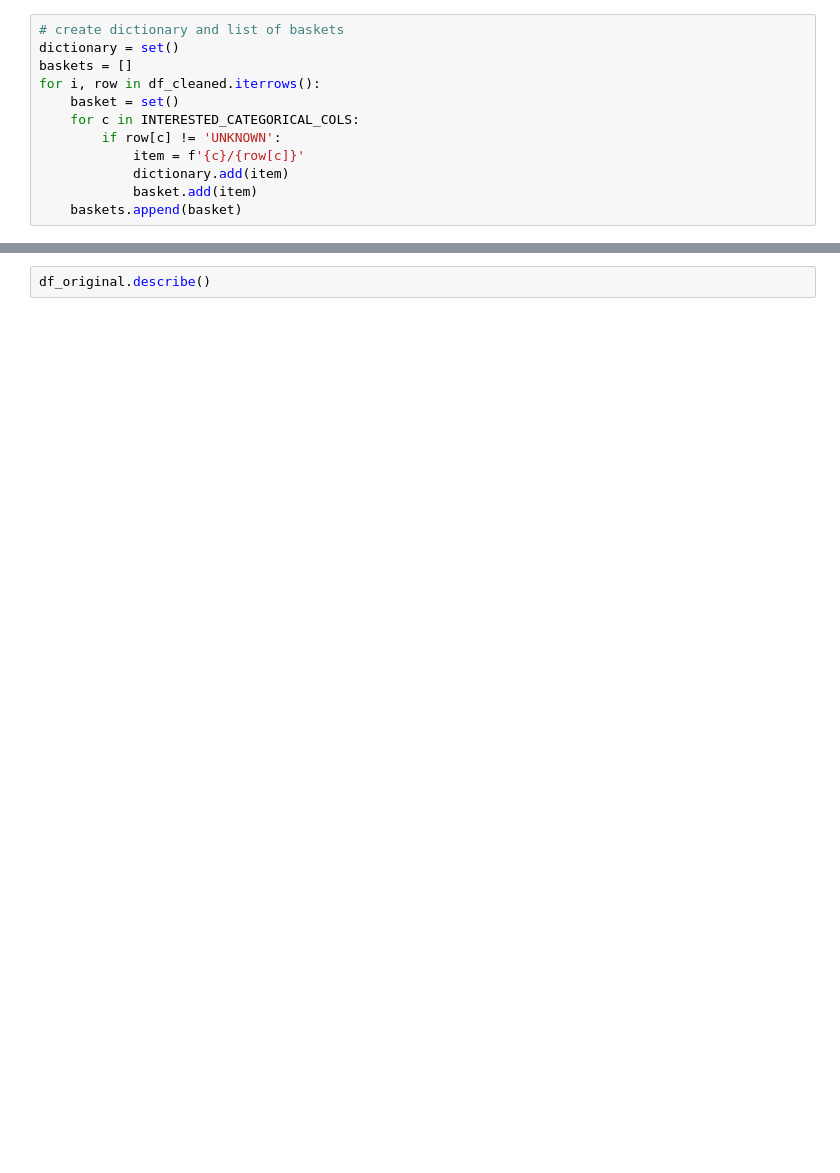
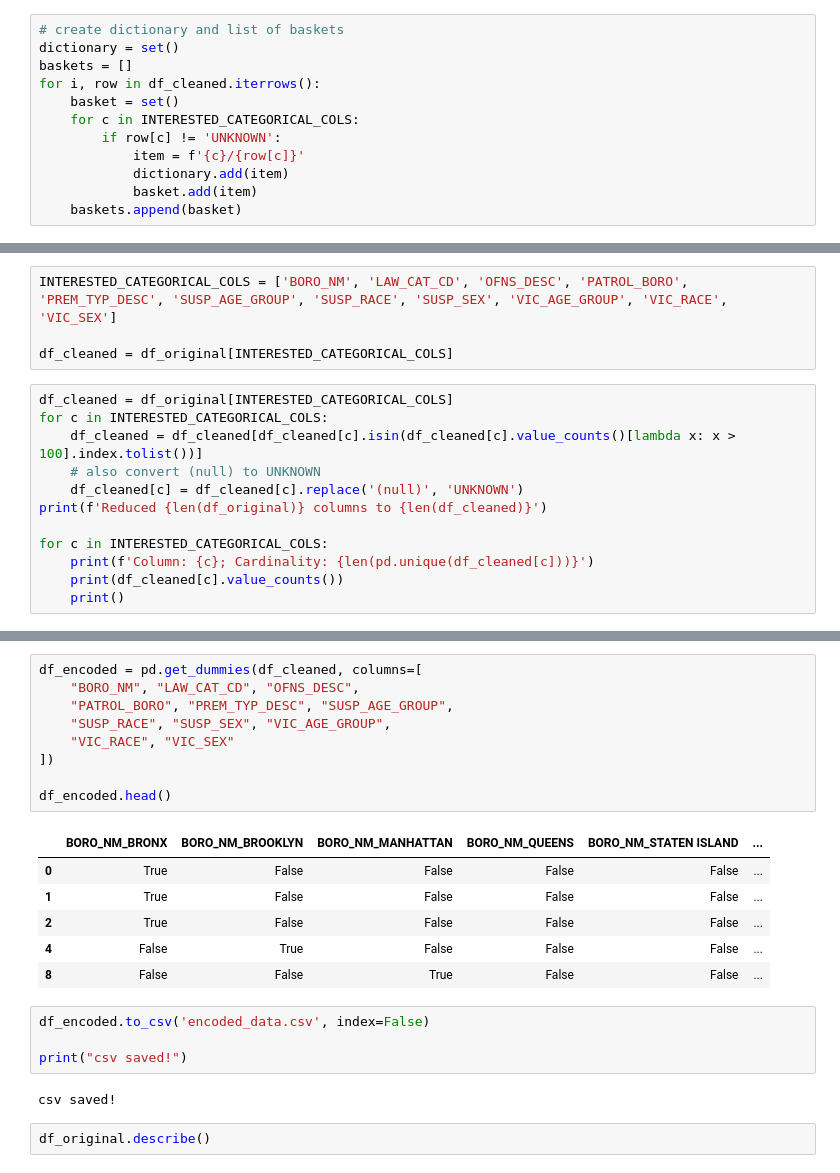
Before and after one commit to janieyw/cs6111_project3, a Jupyter notebook: preprocessing.ipynb, the cells around one changed output, grey strips where cells are left out. Saved outputs shown, nothing was run; the diff lists cells and outputs as text; blank space fills up the shorter version.

```diff
--- a/preprocessing.ipynb
+++ b/preprocessing.ipynb
@@ -106,0 +97,16 @@ for i in range(5): print(baskets[i])
+# %%
+INTERESTED_CATEGORICAL_COLS = ['BORO_NM', 'LAW_CAT_CD', 'OFNS_DESC', 'PATROL_BORO', 'PREM_TYP_DESC', 'SUSP_AGE_GROUP', 'SUSP_RACE', 'SUSP_SEX', 'VIC_AGE_GROUP', 'VIC_RACE', 'VIC_SEX']
+
+df_cleaned = df_original[INTERESTED_CATEGORICAL_COLS]
+# %%
+df_cleaned = df_original[INTERESTED_CATEGORICAL_COLS]
+for c in INTERESTED_CATEGORICAL_COLS:
+    df_cleaned = df_cleaned[df_cleaned[c].isin(df_cleaned[c].value_counts()[lambda x: x > 100].index.tolist())]
+    # also convert (null) to UNKNOWN
+    df_cleaned[c] = df_cleaned[c].replace('(null)', 'UNKNOWN')
+print(f'Reduced {len(df_original)} columns to {len(df_cleaned)}')
+
+for c in INTERESTED_CATEGORICAL_COLS:
+    print(f'Column: {c}; Cardinality: {len(pd.unique(df_cleaned[c]))}')
+    print(df_cleaned[c].value_counts())
+    print()
@@ -107,3 +152,25 @@ for i in range(5): print(baskets[i])
+# %%
+df_encoded = pd.get_dummies(df_cleaned, columns=[
+    "BORO_NM", "LAW_CAT_CD", "OFNS_DESC",
+    "PATROL_BORO", "PREM_TYP_DESC", "SUSP_AGE_GROUP",
+    "SUSP_RACE", "SUSP_SEX", "VIC_AGE_GROUP",
+    "VIC_RACE", "VIC_SEX"
+])
+
+df_encoded.head()
+# %% [output]
+|  | BORO_NM_BRONX | BORO_NM_BROOKLYN | BORO_NM_MANHATTAN | BORO_NM_QUEENS | BORO_NM_STATEN ISLAND | ... |
+| 0 | True | False | False | False | False | ... |
+| 1 | True | False | False | False | False | ... |
+| 2 | True | False | False | False | False | ... |
+| 4 | False | True | False | False | False | ... |
+| 8 | False | False | True | False | False | ... |
+# %%
+df_encoded.to_csv('encoded_data.csv', index=False)
+
+print("csv saved!")
+# %% [output]
+csv saved!
 # %%
 df_original.describe()
 # %% [output]
```
Also changed, not shown: parts of 8 cells of this notebook, 2 other files.
